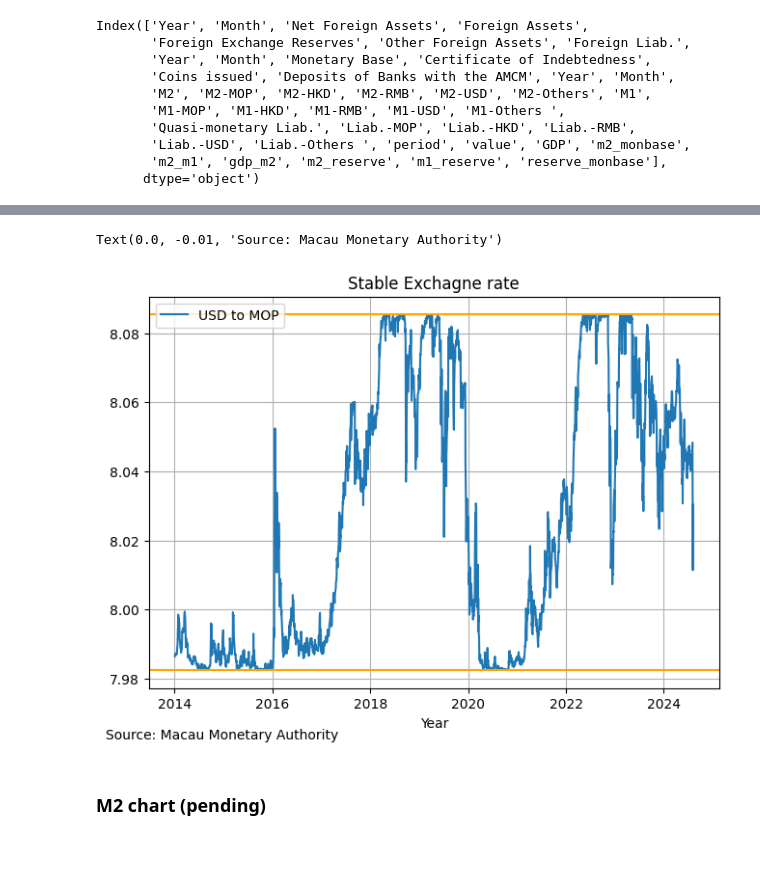
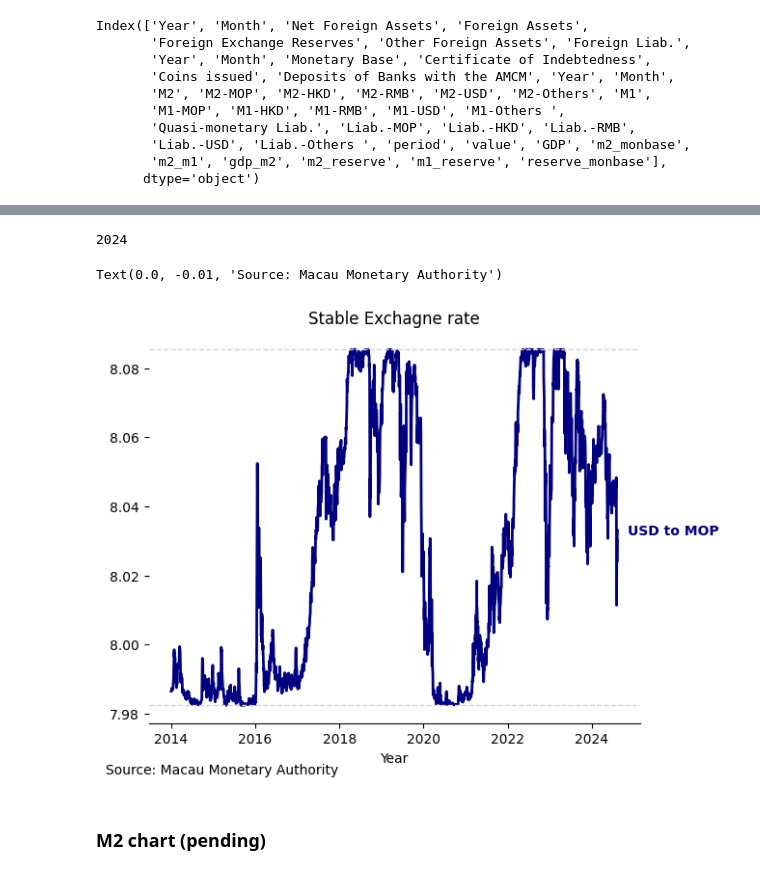
Before and after one commit to mogcai/BCPLP, a Jupyter notebook: Macau.ipynb, the cells around one changed output, grey strips where cells are left out. Cells and saved outputs as stored; diff of their text form; code cells hidden in the pictures.

Commit message:
prettify plots

```diff
--- a/Macau.ipynb
+++ b/Macau.ipynb
@@ -316,23 +334,50 @@ Index(['Year', 'Month', 'Net Foreign Assets', 'Foreign Assets',
       dtype='object')
+# %%
+plot_data.index[-1].year
+# %% [output]
+2024
 # %%
 
 
 fig, ax = plt.subplots(1, 1, layout='constrained')
-ax.plot(df_FX[df_FX['currency']=='USD']['usdMeanValue'], label='USD to MOP')
-# ax.plot(df_FX[df_FX['currency']=='HKD']['bid'], label='USD to MOP')
+plot_data=df_FX[df_FX['currency']=='USD']['usdMeanValue']
+
+ax.plot(plot_data, label='USD to MOP', linewidth=2, color="#000080")
+ax.text(
+        plot_data.index[-1].year * 9.9,
+        plot_data[-1],
+        'USD to MOP',
+        color='#000080',
+        fontweight="bold",
+        horizontalalignment="left",
+        verticalalignment="center",
+    )
+
 ax.set_xlabel('Year')
-ax.grid(True)
+# ax.grid(True)
 ax.set_title('Stable Exchagne rate')
-ax.legend()
+# ax.legend()
 
 # ax.grid(True)
-ax.legend()
-plt.axhline(y=7.75*1.03, color='orange')
-plt.axhline(y=7.85*1.03, color='orange')
+# ax.legend()
+plt.axhline(y=7.75*1.03, color='lightgrey', linestyle='--', linewidth=1)
+plt.axhline(y=7.85*1.03, color='lightgrey', linestyle='--', linewidth=1)
+
+
+# Hide the all but the bottom spines (axis lines)
+ax.spines["right"].set_visible(False)
+ax.spines["left"].set_visible(False)
+ax.spines["top"].set_visible(False)
+
+# Only show ticks on the left and bottom spines
+ax.yaxis.set_ticks_position("left")
+ax.xaxis.set_ticks_position("bottom")
+# ax.spines["bottom"].set_bounds(min(x), max(x))
+
 fig.text(0.0, -0.01, 'Source: Macau Monetary Authority')
 # %% [output]
 Text(0.0, -0.01, 'Source: Macau Monetary Authority')
-[figure, old version]
+[figure, new version]
 # %%
 df_FX[df_FX['currency']=='USD'][:100]['usdMeanValue'].to_excel('tmp.xlsx')
 # %% [markdown]
```
Also changed, not shown: parts of 4 cells of this notebook.
